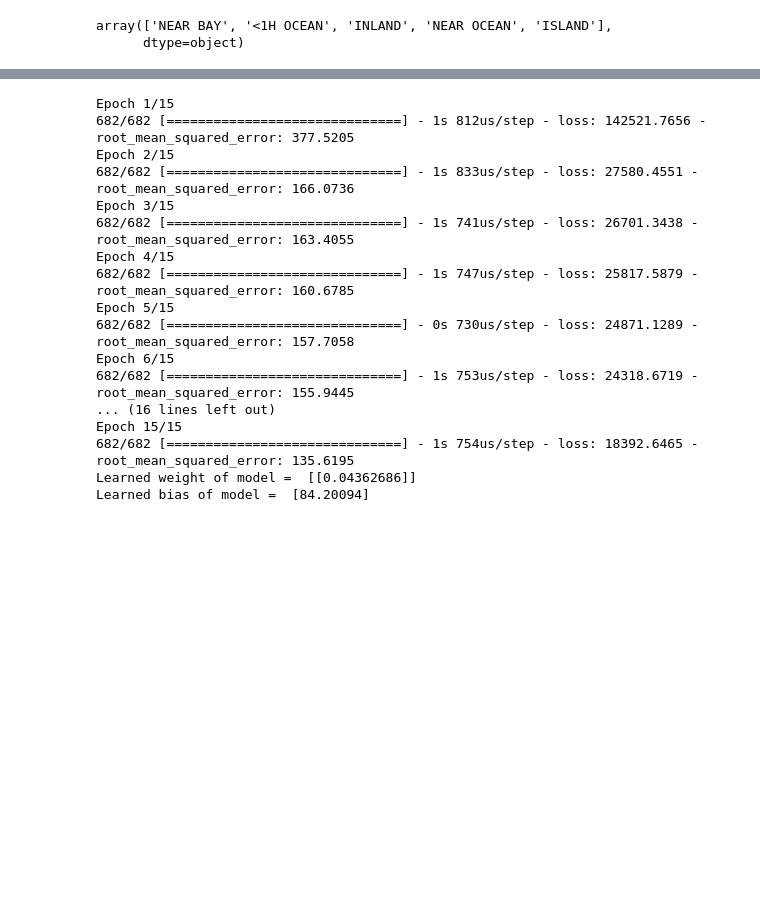
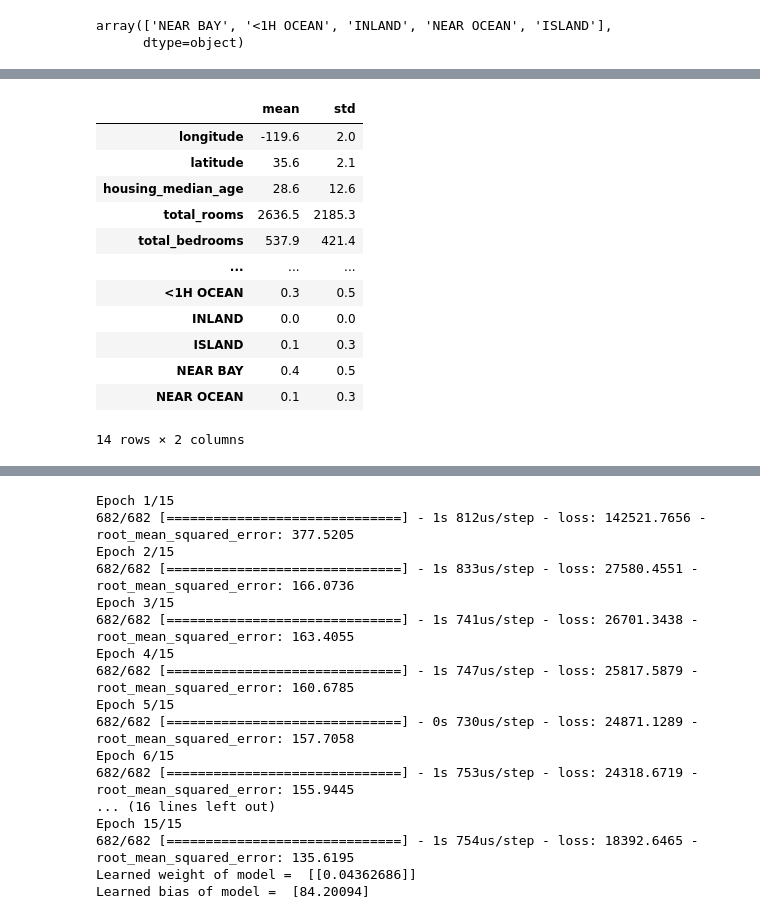
Before and after one commit to big-Bong/Kaggle, a Jupyter notebook: HousingPrices/HousingPrices.ipynb, the cells around one changed output, grey strips where cells are left out. Saved outputs shown, nothing was run; the diff lists cells and outputs as text; code cells hidden in the pictures; blank space fills up the shorter version.

```diff
--- a/HousingPrices/HousingPrices.ipynb
+++ b/HousingPrices/HousingPrices.ipynb
@@ -58,6 +60,23 @@ df.describe()
 | 50% | -118.5 | 34.3 | 29.0 | 2127.0 | 435.0 | 1166.0 | 409.0 | ... |
 | 75% | -118.0 | 37.7 | 37.0 | 3143.0 | 647.0 | 1722.0 | 604.0 | ... |
 | max | -114.3 | 42.0 | 52.0 | 39320.0 | 6445.0 | 35682.0 | 6082.0 | ... |
+# %%
+#Checking how different features are
+df.describe().transpose()[['mean','std']]
+# %% [output]
+|  | mean | std |
+| longitude | -119.6 | 2.0 |
+| latitude | 35.6 | 2.1 |
+| housing_median_age | 28.6 | 12.6 |
+| total_rooms | 2636.5 | 2185.3 |
+| total_bedrooms | 537.9 | 421.4 |
+| ... | ... | ... |
+| <1H OCEAN | 0.3 | 0.5 |
+| INLAND | 0.0 | 0.0 |
+| ISLAND | 0.1 | 0.3 |
+| NEAR BAY | 0.4 | 0.5 |
+| NEAR OCEAN | 0.1 | 0.3 |
+14 rows × 2 columns
 # %%
 #Split into train and test dataset
 training_df = df.sample(frac=0.8,random_state=0)
```
Also changed, not shown: parts of 9 cells of this notebook.
